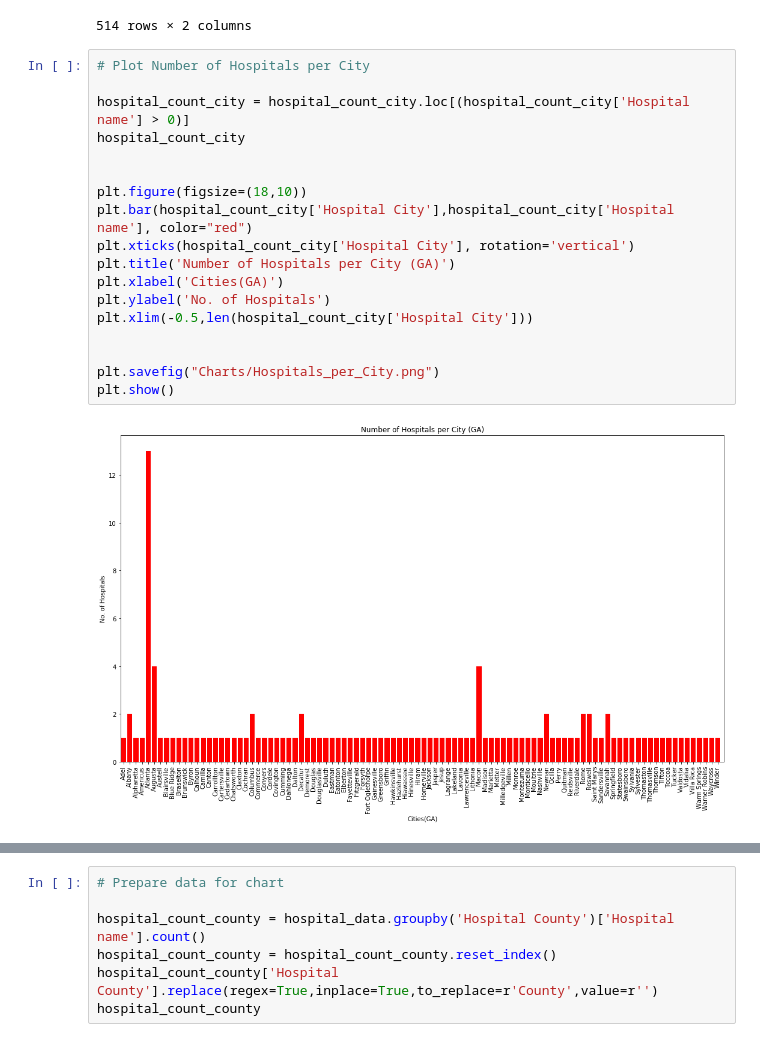
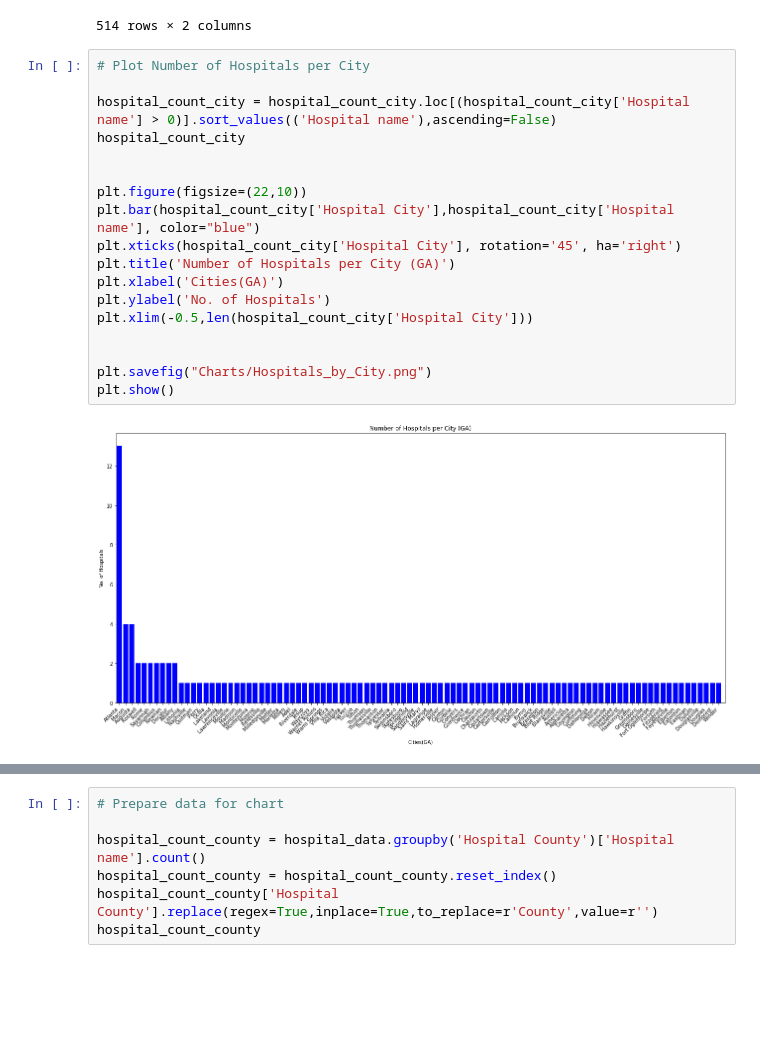
Before and after one commit to jtilenis/Data_Scavengers, a Jupyter notebook: bar_charts.ipynb, the cells around one changed output, grey strips where cells are left out. Cells and saved outputs as stored; diff of their text form; blank space fills up the shorter version.

```diff
--- a/bar_charts.ipynb
+++ b/bar_charts.ipynb
@@ -91,23 +94,23 @@ hospital_count_city
 # %%
 # Plot Number of Hospitals per City
 
-hospital_count_city = hospital_count_city.loc[(hospital_count_city['Hospital name'] > 0)]
+hospital_count_city = hospital_count_city.loc[(hospital_count_city['Hospital name'] > 0)].sort_values(('Hospital name'),ascending=False)
 hospital_count_city
 
 
-plt.figure(figsize=(18,10))
-plt.bar(hospital_count_city['Hospital City'],hospital_count_city['Hospital name'], color="red")
-plt.xticks(hospital_count_city['Hospital City'], rotation='vertical')
+plt.figure(figsize=(22,10))
+plt.bar(hospital_count_city['Hospital City'],hospital_count_city['Hospital name'], color="blue")
+plt.xticks(hospital_count_city['Hospital City'], rotation='45', ha='right')
 plt.title('Number of Hospitals per City (GA)')
 plt.xlabel('Cities(GA)')
 plt.ylabel('No. of Hospitals')
 plt.xlim(-0.5,len(hospital_count_city['Hospital City']))
 
 
-plt.savefig("Charts/Hospitals_per_City.png")
+plt.savefig("Charts/Hospitals_by_City.png")
 plt.show()
 # %% [output]
-[figure, old version]
+[figure, new version]
 # %%
 # Prepare data for charts
 
```
Also changed, not shown: parts of 12 cells of this notebook, 21 other files.
